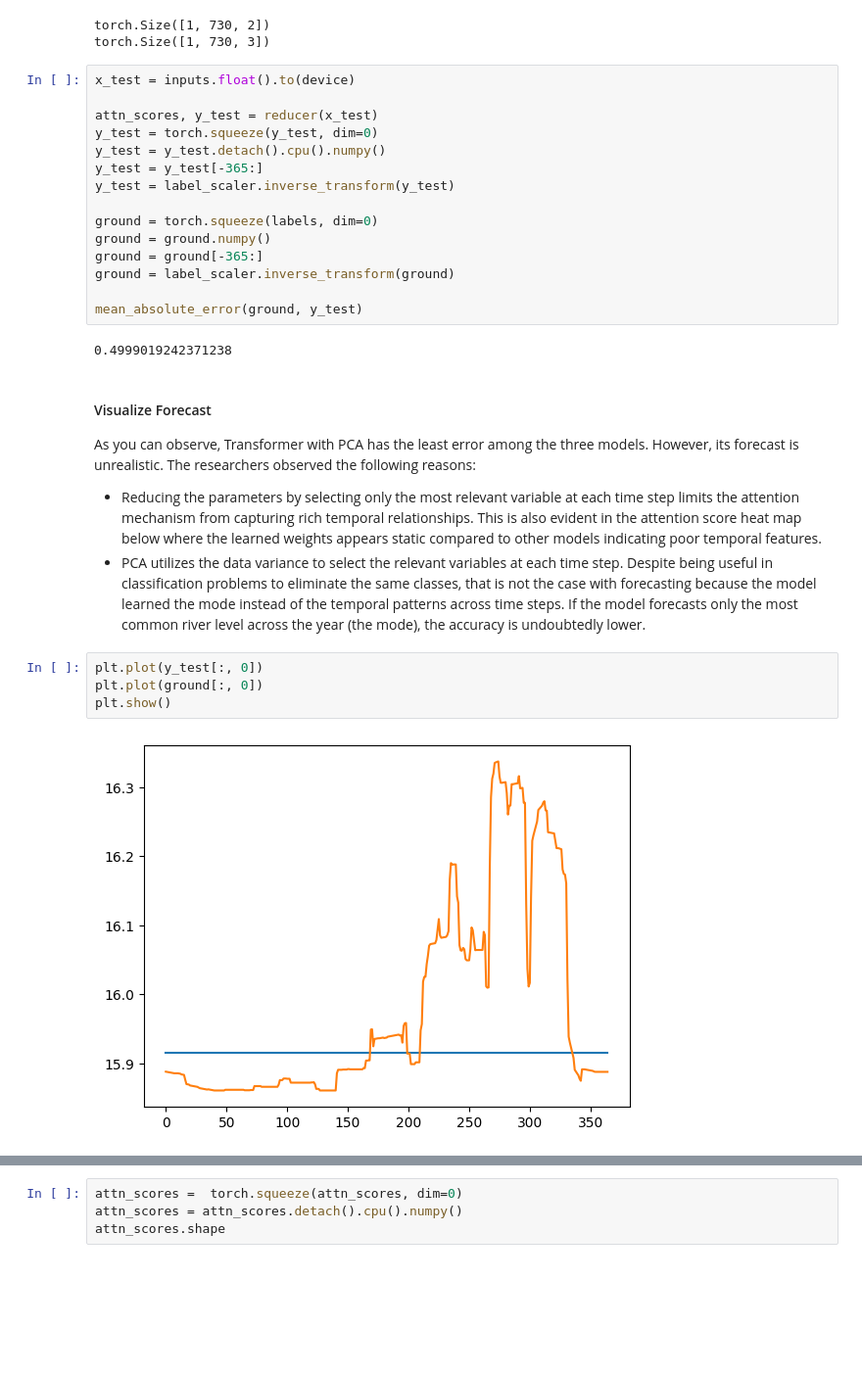
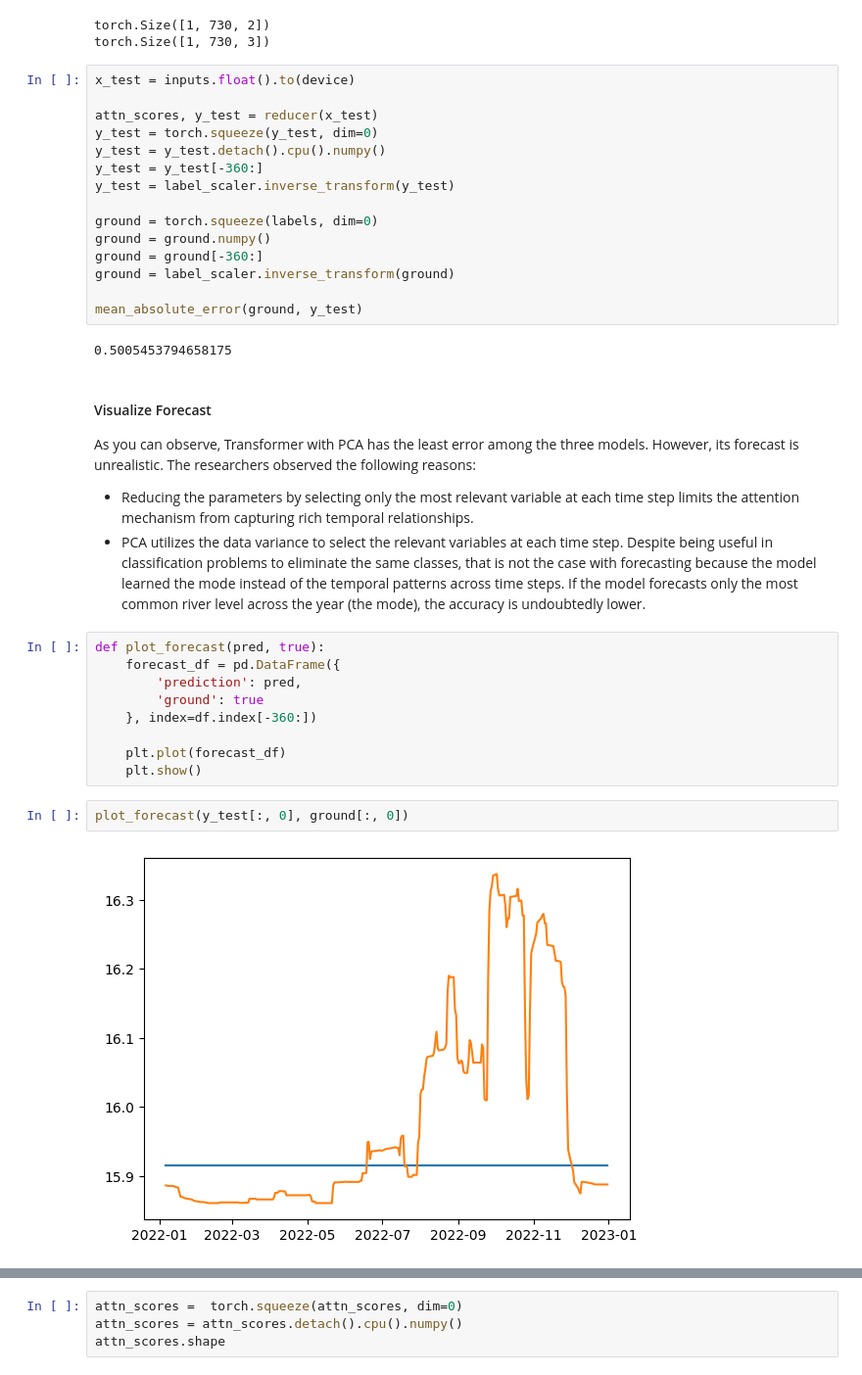
Before and after one commit to NathanAlmazan/RiverCast, a Jupyter notebook: notebooks/pca/rivercast.ipynb, the cells around one changed output, grey strips where cells are left out. Shown at 98% size. Drawn from its saved outputs; the diff is of its cells as text; blank space fills up the shorter version.

```diff
--- a/notebooks/pca/rivercast.ipynb
+++ b/notebooks/pca/rivercast.ipynb
@@ -452,27 +466,34 @@ x_test = inputs.float().to(device)
 attn_scores, y_test = reducer(x_test)
 y_test = torch.squeeze(y_test, dim=0)
 y_test = y_test.detach().cpu().numpy()
-y_test = y_test[-365:]
+y_test = y_test[-360:]
 y_test = label_scaler.inverse_transform(y_test)
 
 ground = torch.squeeze(labels, dim=0)
 ground = ground.numpy()
-ground = ground[-365:]
+ground = ground[-360:]
 ground = label_scaler.inverse_transform(ground)
 
 mean_absolute_error(ground, y_test)
 # %% [output]
-0.4999019242371238
+0.5005453794658175
 # %% [markdown]
 #### Visualize Forecast
 
 As you can observe, Transformer with PCA has the least error among the three models. However, its forecast is unrealistic. The researchers observed the following reasons:
- - Reducing the parameters by selecting only the most relevant variable at each time step limits the attention mechanism from capturing rich temporal relationships. This is also evident in the attention score heat map below where the learned weights appears static compared to other models indicating poor temporal features.
+ - Reducing the parameters by selecting only the most relevant variable at each time step limits the attention mechanism from capturing rich temporal relationships.
  - PCA utilizes the data variance to select the relevant variables at each time step. Despite being useful in classification problems to eliminate the same classes, that is not the case with forecasting because the model learned the mode instead of the temporal patterns across time steps. If the model forecasts only the most common river level across the year (the mode), the accuracy is undoubtedly lower.
+# %%
+def plot_forecast(pred, true):
+    forecast_df = pd.DataFrame({
+        'prediction': pred,
+        'ground': true
+    }, index=df.index[-360:])
+
+    plt.plot(forecast_df)
+    plt.show()
 # %%
-plt.plot(y_test[:, 0])
-plt.plot(ground[:, 0])
-plt.show()
+plot_forecast(y_test[:, 0], ground[:, 0])
 # %% [output]
-[figure, old version]
+[figure, new version]
 # %%
```
Also changed, not shown: parts of 8 cells of this notebook.
